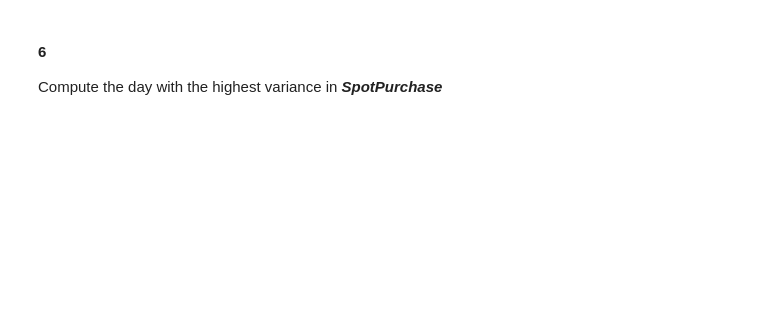
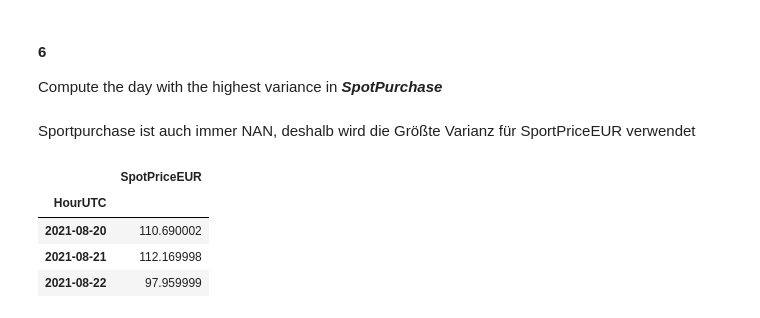
Before and after one commit to Ananassio/Data-Minig-Lab, a Jupyter notebook: Week_2/Assingment_2.1.ipynb, the cells around one changed output. Saved outputs shown, nothing was run; the diff lists cells and outputs as text; code cells hidden in the pictures; blank space fills up the shorter version.

```diff
--- a/Week_2/Assingment_2.1.ipynb
+++ b/Week_2/Assingment_2.1.ipynb
@@ -204,3 +225,17 @@ df4
 # %% [markdown]
 #### 6
 Compute the day with the highest variance in ***SpotPurchase***
+# %% [markdown]
+Sportpurchase ist auch immer NAN, deshalb wird die Größte Varianz für SportPriceEUR verwendet
+# %%
+df3 = df3.drop(['HourDK','PriceArea','SpotPurchase','SpotPriceDKK','ElbasAveragePriceDKK','ElbasMaxPriceDKK','ElbasMinPriceDKK','SpotSale','ElbasAveragePriceEUR','ElbasMaxPriceEUR','ElbasMinPriceEUR'], axis=1)
+df3['HourUTC'] = pd.to_datetime(df2['HourUTC']).dt.date
+df3MAX = df3.groupby('HourUTC').max()
+df3MIN = df3.groupby('HourUTC').min()
+df3MAX
+# %% [output]
+|  | SpotPriceEUR |
+| HourUTC |  |
+| 2021-08-20 | 110.690002 |
+| 2021-08-21 | 112.169998 |
+| 2021-08-22 | 97.959999 |
```
Also changed, not shown: parts of 7 cells of this notebook.
